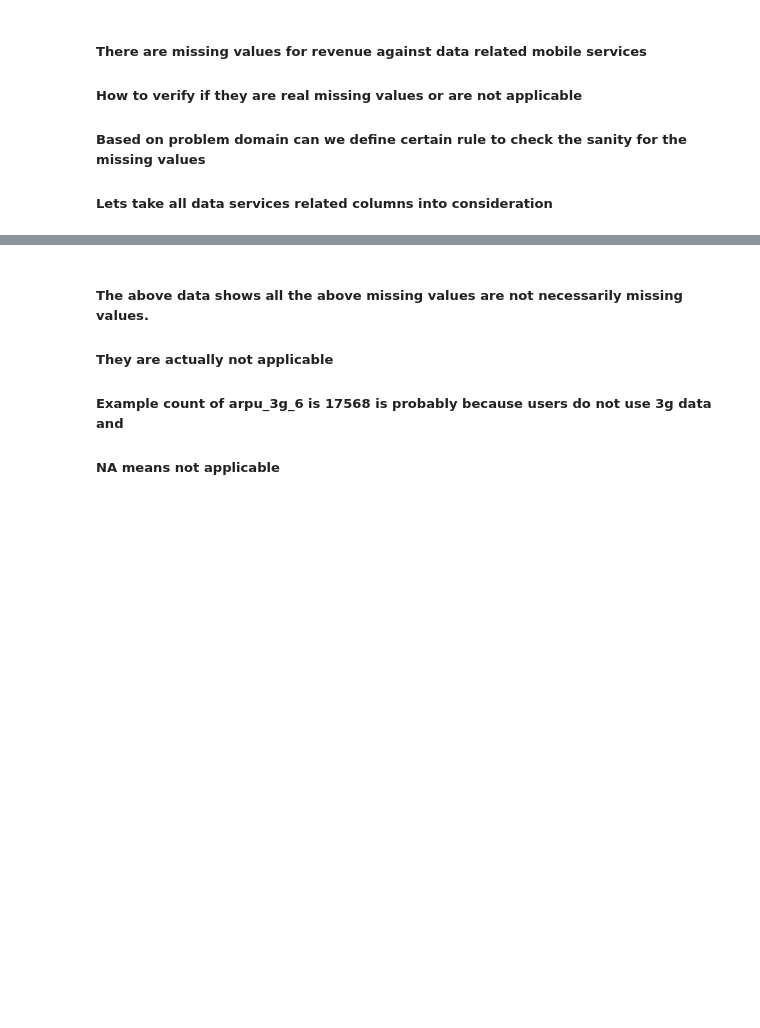
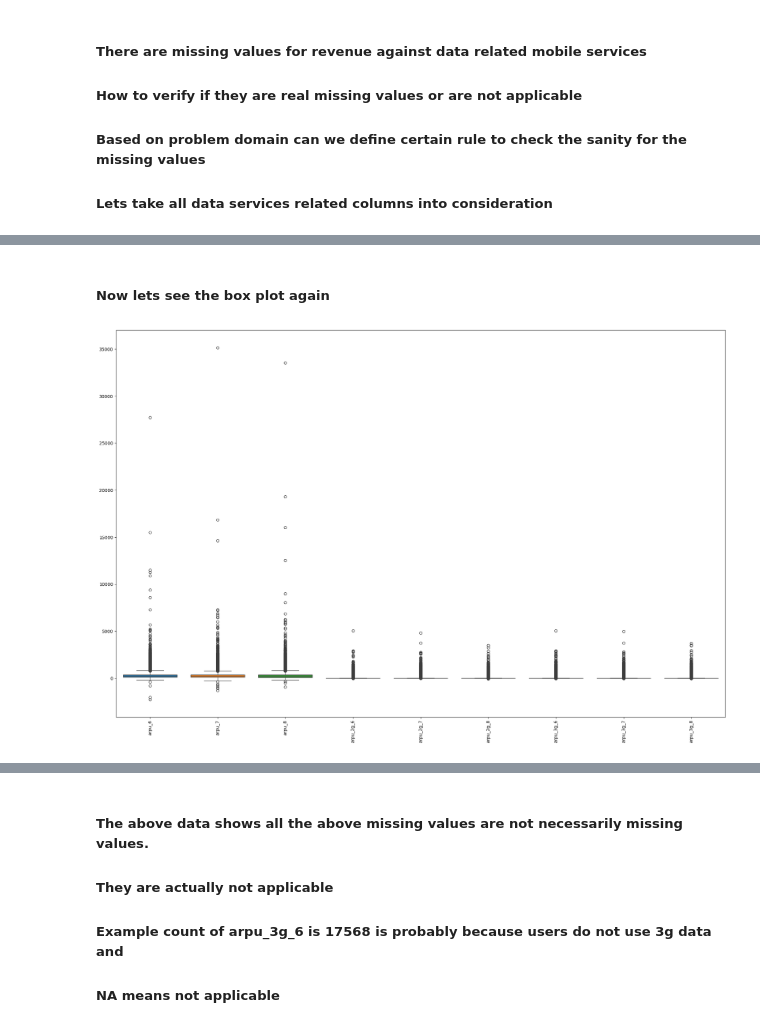
Before and after one commit to AnirudhaKundu/TelecomChurn_AnirudhaTemp, a Jupyter notebook: TelecomChurn.ipynb, the cells around one changed output, grey strips where cells are left out. Saved outputs shown, nothing was run; the diff lists cells and outputs as text; code cells hidden in the pictures; blank space fills up the shorter version.

```diff
--- a/TelecomChurn.ipynb
+++ b/TelecomChurn.ipynb
@@ -205,0 +258,11 @@ pd.reset_option('display.max_columns')
+# %%
+train_telecom[data_numeric_vars] = train_telecom[data_numeric_vars].fillna(0)
+# %% [markdown]
+##### Now lets see the box plot again
+# %%
+plt.figure(figsize=(25,16))
+sns.boxplot(data= train_telecom[revenue_vars])
+plt.xticks(rotation=90)
+plt.show()
+# %% [output]
+[figure, added]
```
Also changed, not shown: parts of 25 cells of this notebook, 2 other files.
